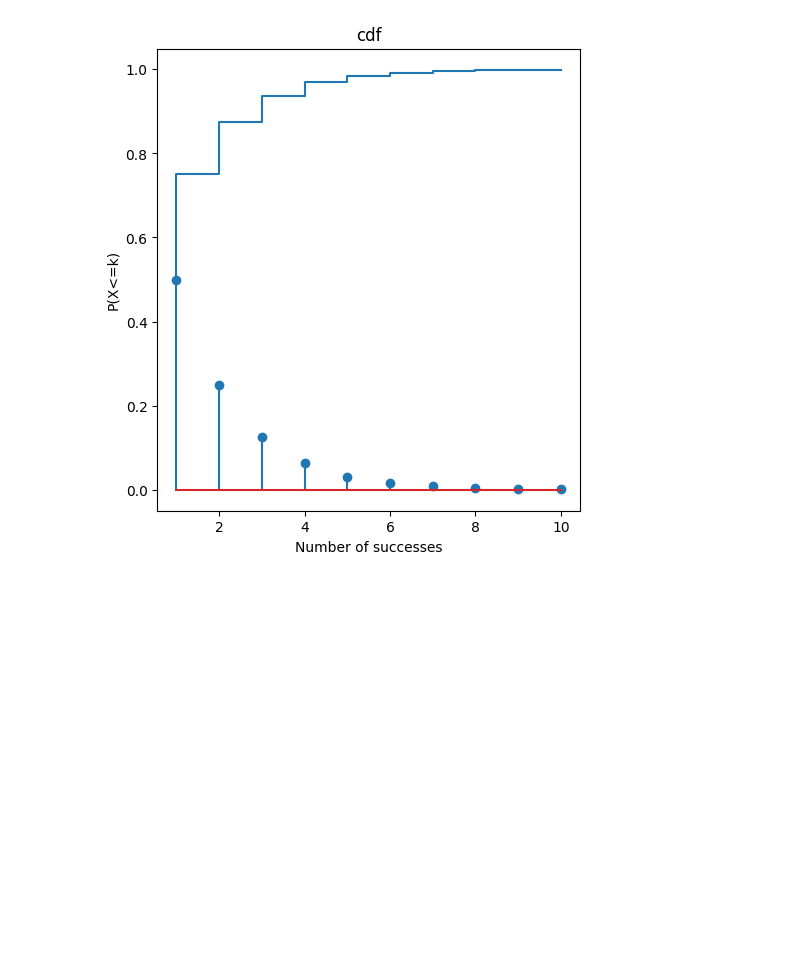
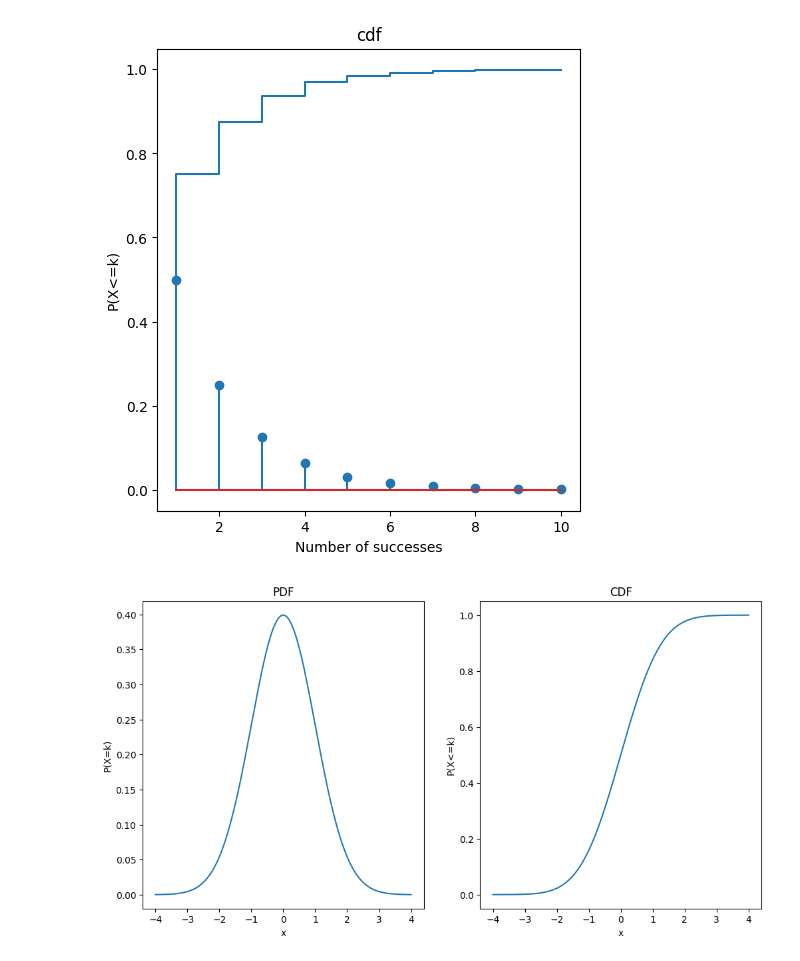
Before and after one commit to nitinsingh33/Statistics_for_Data_Science, a Jupyter notebook: Lab 3/Lab-3.ipynb, the cells around one changed output. Saved outputs shown, nothing was run; the diff lists cells and outputs as text; code cells hidden in the pictures; blank space fills up the shorter version.

Commit message:
ploting cdf & pdf linspace

```diff
--- a/Lab 3/Lab-3.ipynb
+++ b/Lab 3/Lab-3.ipynb
@@ -91,3 +91,31 @@ x_g,pmf_g,cdf_g=geometric_dis(n,p)
 plot_distribution(x_g,pmf_g,cdf_g)
 # %% [output]
 [figure]
+# %%
+def plot_distribution(x,pdf,cdf):
+ plt.figure(figsize=(12,6))
+
+ # Ploting of PDF
+ plt.subplot(1,2,1)
+ plt.plot(x,pdf)
+ plt.title('PDF')
+ plt.xlabel('x')
+ plt.ylabel('P(X=k)')
+
+ # Ploting of CDF
+ plt.subplot(1,2,2)
+ plt.plot(x,cdf)
+ plt.title('CDF')
+ plt.xlabel('x')
+ plt.ylabel('P(X<=k)')
+# %%
+# Normal Distribution
+from scipy.stats import norm
+mu, sigma=0,1
+x=np.linspace(mu-4*sigma,mu+4*sigma,1000)
+pdf_n=norm.pdf(x,mu,sigma)
+cdf_n=norm.cdf(x,mu,sigma)
+
+plot_distribution(x,pdf_n,cdf_n)
+# %% [output]
+[figure, added]
```
